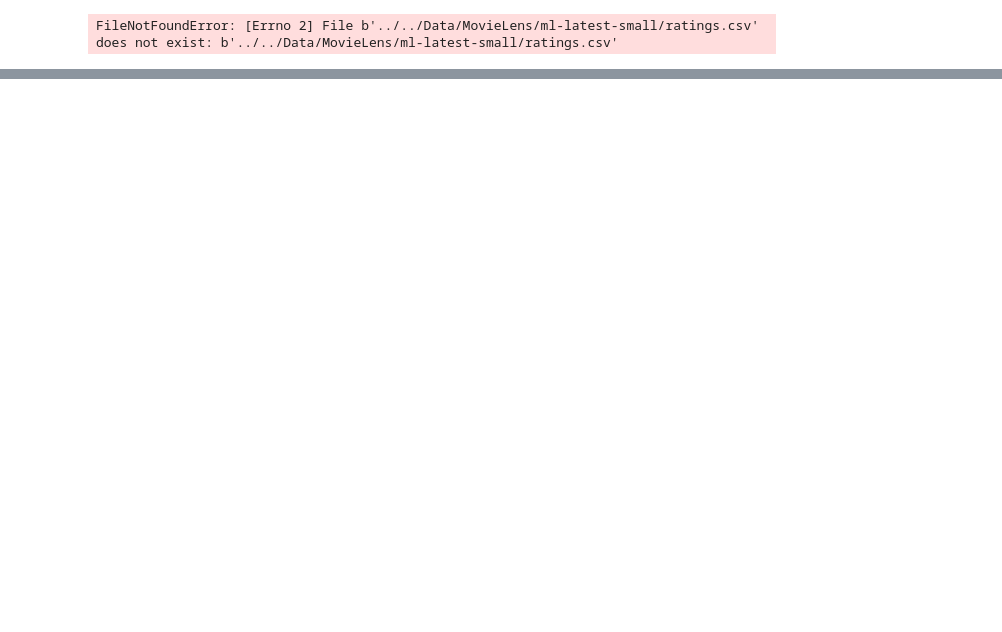
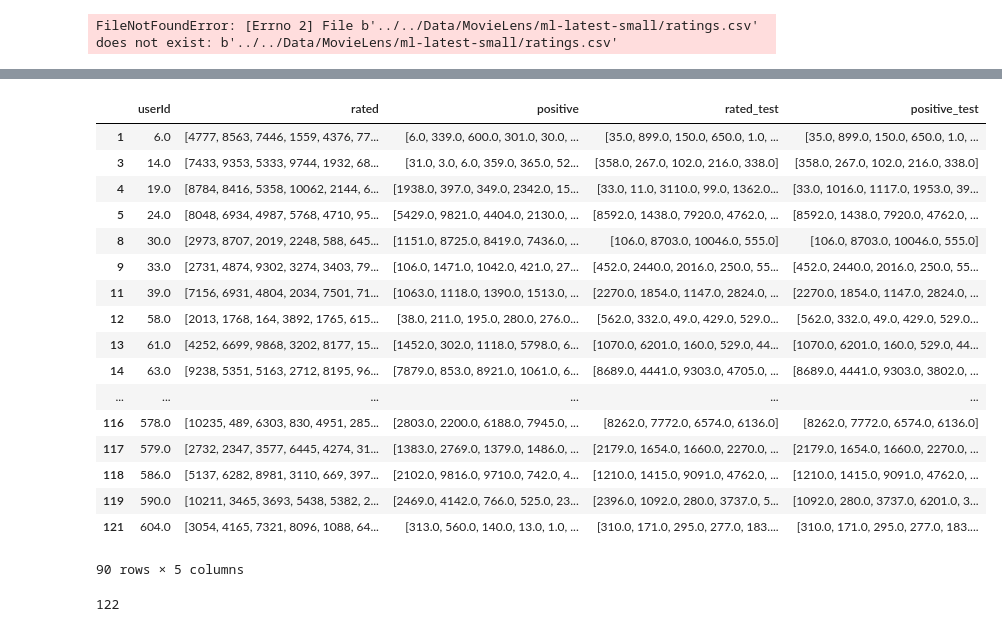
Before and after one commit to HennerM/rs-ml-with-constraints, a Jupyter notebook: DataProcessing.ipynb, the cells around one changed output, grey strips where cells are left out. Drawn from its saved outputs; the diff is of its cells as text; code cells hidden in the pictures; blank space fills up the shorter version.

```diff
--- a/DataProcessing.ipynb
+++ b/DataProcessing.ipynb
@@ -56,0 +84,28 @@ array([[0.35188216],
+# %%
+train_user_sample = train_user.loc[np.random.rand(len(train_user)) > 0.8]
+test_data = train_user_sample.merge(test_user, how='inner', on='userId', suffixes=('', '_test'))
+# %%
+test_data.loc[test_data.positive_test.apply(lambda x: len(x)) > 3 ]
+# %% [output]
+|  | userId | rated | positive | rated_test | positive_test |
+| 1 | 6.0 | [4777, 8563, 7446, 1559, 4376, 77... | [6.0, 339.0, 600.0, 301.0, 30.0, ... | [35.0, 899.0, 150.0, 650.0, 1.0, ... | [35.0, 899.0, 150.0, 650.0, 1.0, ... |
+| 3 | 14.0 | [7433, 9353, 5333, 9744, 1932, 68... | [31.0, 3.0, 6.0, 359.0, 365.0, 52... | [358.0, 267.0, 102.0, 216.0, 338.0] | [358.0, 267.0, 102.0, 216.0, 338.0] |
+| 4 | 19.0 | [8784, 8416, 5358, 10062, 2144, 6... | [1938.0, 397.0, 349.0, 2342.0, 15... | [33.0, 11.0, 3110.0, 99.0, 1362.0... | [33.0, 1016.0, 1117.0, 1953.0, 39... |
+| 5 | 24.0 | [8048, 6934, 4987, 5768, 4710, 95... | [5429.0, 9821.0, 4404.0, 2130.0, ... | [8592.0, 1438.0, 7920.0, 4762.0, ... | [8592.0, 1438.0, 7920.0, 4762.0, ... |
+| 8 | 30.0 | [2973, 8707, 2019, 2248, 588, 645... | [1151.0, 8725.0, 8419.0, 7436.0, ... | [106.0, 8703.0, 10046.0, 555.0] | [106.0, 8703.0, 10046.0, 555.0] |
+| 9 | 33.0 | [2731, 4874, 9302, 3274, 3403, 79... | [106.0, 1471.0, 1042.0, 421.0, 27... | [452.0, 2440.0, 2016.0, 250.0, 55... | [452.0, 2440.0, 2016.0, 250.0, 55... |
+| 11 | 39.0 | [7156, 6931, 4804, 2034, 7501, 71... | [1063.0, 1118.0, 1390.0, 1513.0, ... | [2270.0, 1854.0, 1147.0, 2824.0, ... | [2270.0, 1854.0, 1147.0, 2824.0, ... |
+| 12 | 58.0 | [2013, 1768, 164, 3892, 1765, 615... | [38.0, 211.0, 195.0, 280.0, 276.0... | [562.0, 332.0, 49.0, 429.0, 529.0... | [562.0, 332.0, 49.0, 429.0, 529.0... |
+| 13 | 61.0 | [4252, 6699, 9868, 3202, 8177, 15... | [1452.0, 302.0, 1118.0, 5798.0, 6... | [1070.0, 6201.0, 160.0, 529.0, 44... | [1070.0, 6201.0, 160.0, 529.0, 44... |
+| 14 | 63.0 | [9238, 5351, 5163, 2712, 8195, 96... | [7879.0, 853.0, 8921.0, 1061.0, 6... | [8689.0, 4441.0, 9303.0, 4705.0, ... | [8689.0, 4441.0, 9303.0, 3802.0, ... |
+| ... | ... | ... | ... | ... | ... |
+| 116 | 578.0 | [10235, 489, 6303, 830, 4951, 285... | [2803.0, 2200.0, 6188.0, 7945.0, ... | [8262.0, 7772.0, 6574.0, 6136.0] | [8262.0, 7772.0, 6574.0, 6136.0] |
+| 117 | 579.0 | [2732, 2347, 3577, 6445, 4274, 31... | [1383.0, 2769.0, 1379.0, 1486.0, ... | [2179.0, 1654.0, 1660.0, 2270.0, ... | [2179.0, 1654.0, 1660.0, 2270.0, ... |
+| 118 | 586.0 | [5137, 6282, 8981, 3110, 669, 397... | [2102.0, 9816.0, 9710.0, 742.0, 4... | [1210.0, 1415.0, 9091.0, 4762.0, ... | [1210.0, 1415.0, 9091.0, 4762.0, ... |
+| 119 | 590.0 | [10211, 3465, 3693, 5438, 5382, 2... | [2469.0, 4142.0, 766.0, 525.0, 23... | [2396.0, 1092.0, 280.0, 3737.0, 5... | [1092.0, 280.0, 3737.0, 6201.0, 3... |
+| 121 | 604.0 | [3054, 4165, 7321, 8096, 1088, 64... | [313.0, 560.0, 140.0, 13.0, 1.0, ... | [310.0, 171.0, 295.0, 277.0, 183.... | [310.0, 171.0, 295.0, 277.0, 183.... |
+90 rows × 5 columns
+# %%
+len(test_data)
+# %% [output]
+122
```
Also changed, not shown: parts of 10 cells of this notebook, 5 other files.
